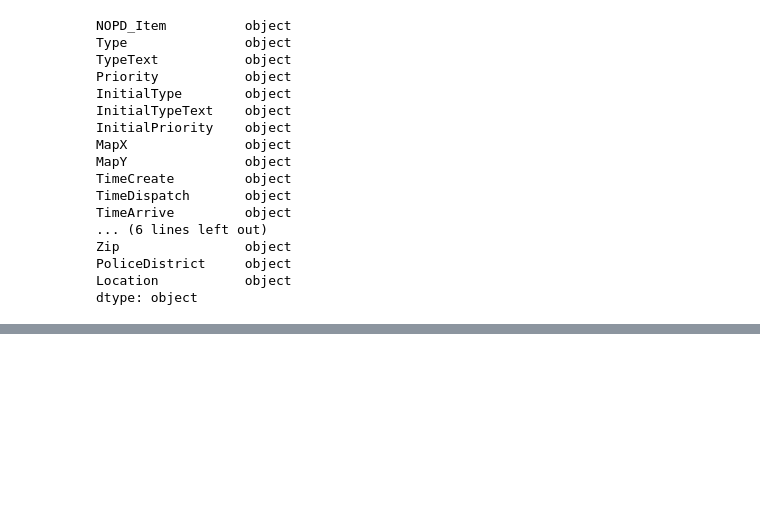
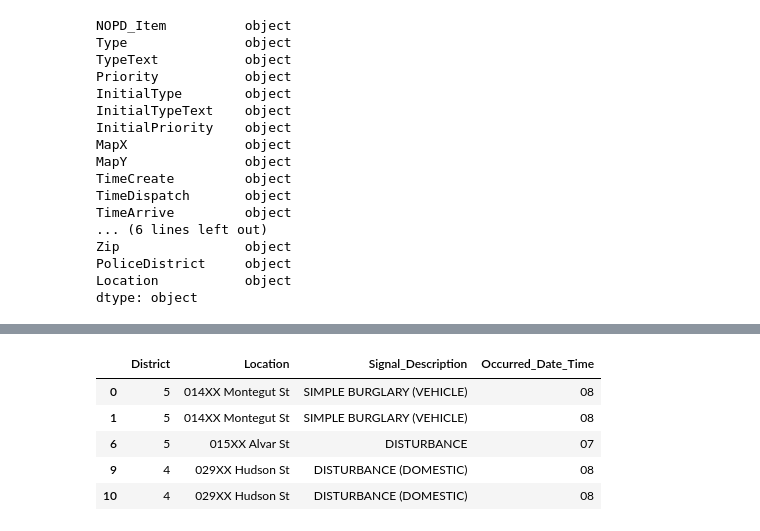
Before and after one commit to yarbschris/ds-final, a Jupyter notebook: finalProject.ipynb, the cells around one changed output, grey strips where cells are left out. Cells and saved outputs as stored; diff of their text form; code cells hidden in the pictures; blank space fills up the shorter version.

```diff
--- a/finalProject.ipynb
+++ b/finalProject.ipynb
@@ -307,0 +328,9 @@ calls_for_service.head()
+# %%
+police_reports.head()
+# %% [output]
+|  | District | Location | Signal_Description | Occurred_Date_Time |
+| 0 | 5 | 014XX Montegut St | SIMPLE BURGLARY (VEHICLE) | 08 |
+| 1 | 5 | 014XX Montegut St | SIMPLE BURGLARY (VEHICLE) | 08 |
+| 6 | 5 | 015XX Alvar St | DISTURBANCE | 07 |
+| 9 | 4 | 029XX Hudson St | DISTURBANCE (DOMESTIC) | 08 |
+| 10 | 4 | 029XX Hudson St | DISTURBANCE (DOMESTIC) | 08 |
```
Also changed, not shown: parts of 5 cells of this notebook.
